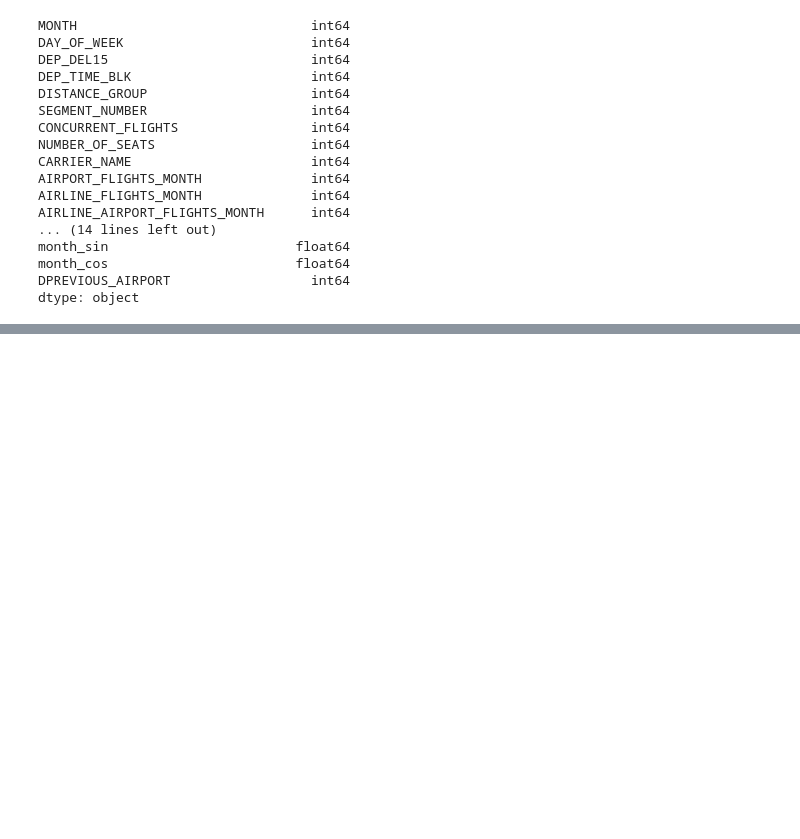
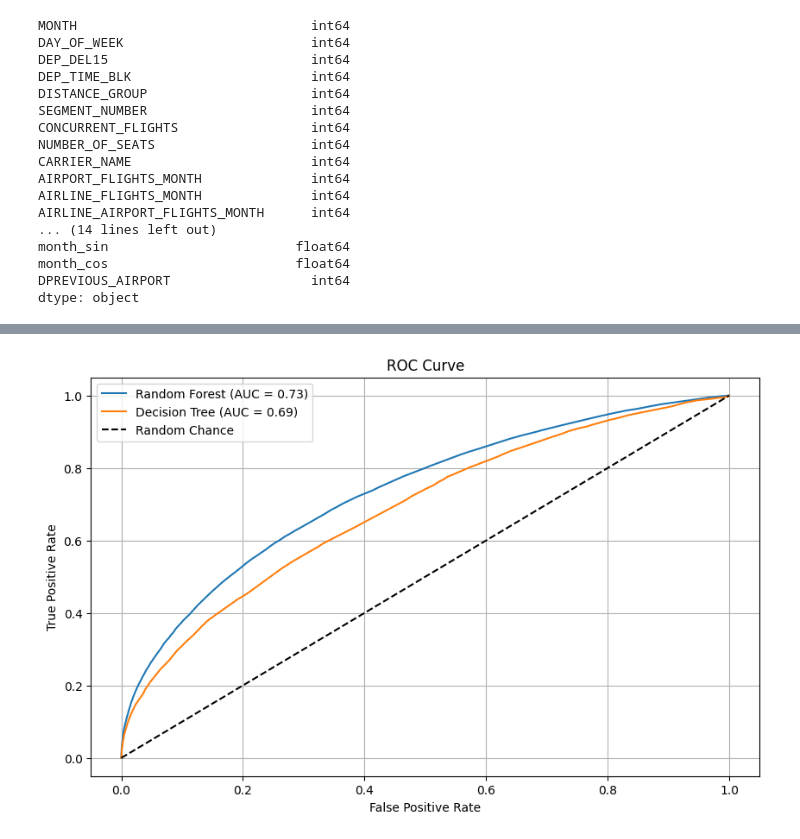
Before and after one commit to anajurg/semestro-projektas, a Jupyter notebook: semestro_projektas.ipynb, the cells around one changed output, grey strips where cells are left out. Saved outputs shown, nothing was run; the diff lists cells and outputs as text; code cells hidden in the pictures; blank space fills up the shorter version.

```diff
--- a/semestro_projektas.ipynb
+++ b/semestro_projektas.ipynb
@@ -507,7 +583,8 @@ dt_model = DecisionTreeClassifier(class_weight='balanced', random_state=42)
 grid_search_dt = GridSearchCV(
     estimator=dt_model,
     param_grid=param_grid_dt,
-    scoring='roc_auc',  # Use ROC-AUC as the evaluation metric
+    scoring='roc_auc',
+    n_jobs=1
     verbose=2           # Print progress during the search
 )
 
@@ -564,0 +691,41 @@ print(classification_report(y_test, test_predictions_dt))
+# %%
+# Predict on the test data
+test_predictions_dt = best_dt_model.predict(X_test)  # Class predictions
+test_probabilities_dt = best_dt_model.predict_proba(X_test)[:, 1]  # Probabilities for positive class (1)
+
+# Calculate metrics for the test data
+from sklearn.metrics import roc_auc_score, f1_score, confusion_matrix, classification_report
+
+# ROC-AUC score
+test_roc_auc_dt = roc_auc_score(y_test, test_probabilities_dt)
+print(f"Test ROC-AUC Score: {test_roc_auc_dt}")
+
+# F1 score
+test_f1_dt = f1_score(y_test, test_predictions_dt)
+print(f"Test F1 Score: {test_f1_dt}")
+
+# Confusion Matrix
+test_conf_matrix_dt = confusion_matrix(y_test, test_predictions_dt)
+print("Test Confusion Matrix:")
+print(test_conf_matrix_dt)
+
+# Classification Report
+print("Test Classification Report:")
+print(classification_report(y_test, test_predictions_dt))
+# %%
+# Calculate the ROC curve for Decision Tree
+fpr_dt, tpr_dt, thresholds_dt = roc_curve(y_test, test_probabilities_dt)
+
+# Plot the ROC curve
+plt.figure(figsize=(10, 6))
+plt.plot(fpr, tpr, label=f'Random Forest (AUC = {test_roc_auc:.2f})')
+plt.plot(fpr_dt, tpr_dt, label=f'Decision Tree (AUC = {test_roc_auc_dt:.2f})')
+plt.plot([0, 1], [0, 1], 'k--', label='Random Chance')
+plt.xlabel('False Positive Rate')
+plt.ylabel('True Positive Rate')
+plt.title('ROC Curve')
+plt.legend(loc='best')
+plt.grid(True)
+plt.show()
+# %% [output]
+[figure, added]
```
Also changed, not shown: parts of 10 cells of this notebook.
